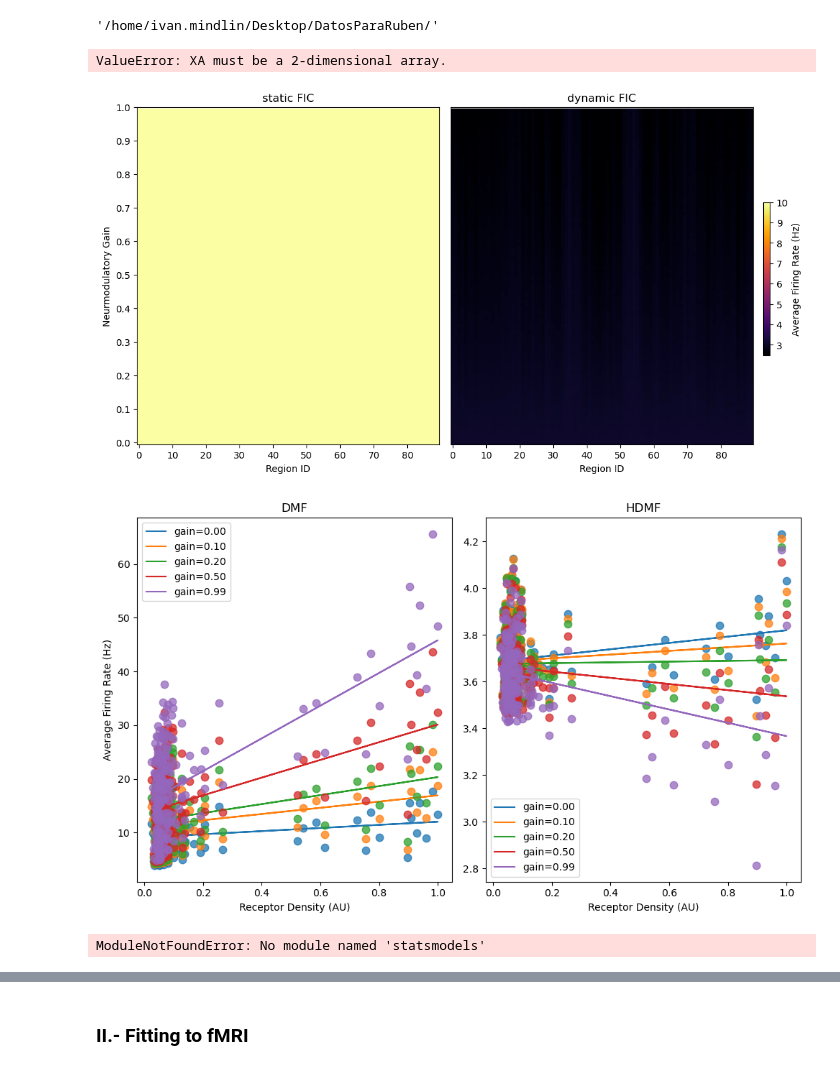
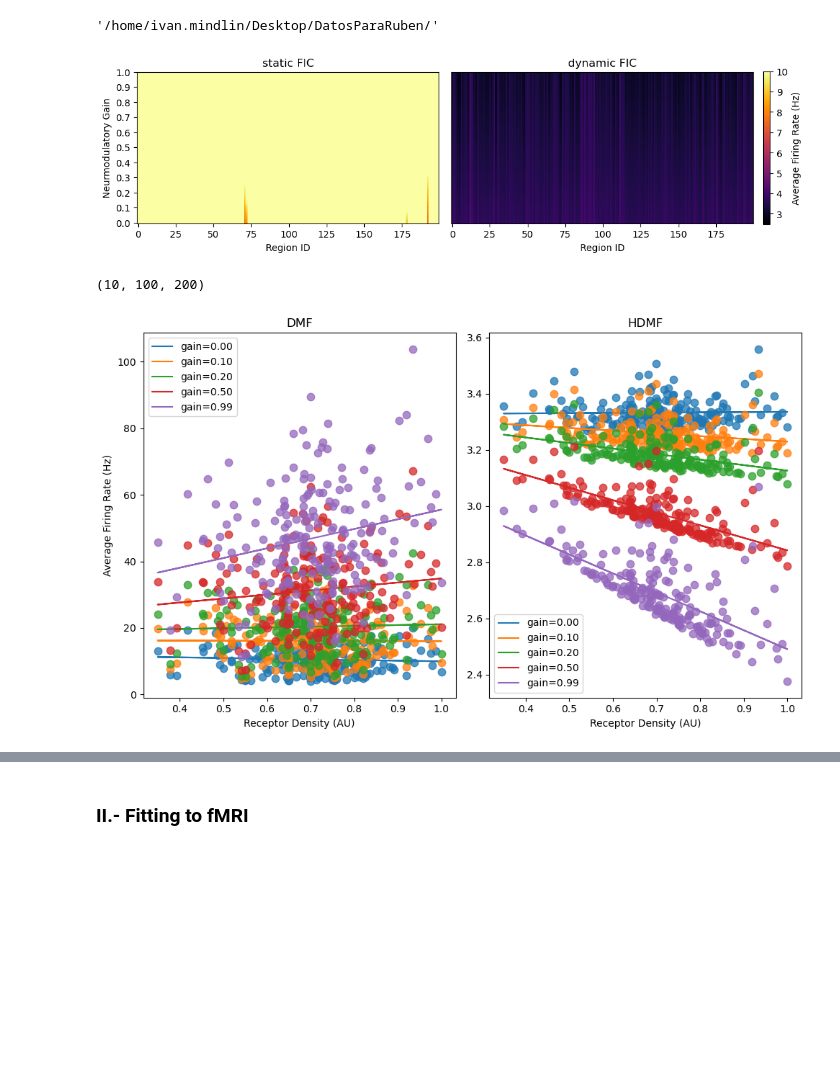
Before and after one commit to Picardian14/dyn_fic_dmf, a Jupyter notebook: python/fic_paper_figures.ipynb, the cells around one changed output, grey strips where cells are left out. Drawn from its saved outputs; the diff is of its cells as text; code cells hidden in the pictures; blank space fills up the shorter version.

Commit message:
corrected neuromod

```diff
--- a/python/fic_paper_figures.ipynb
+++ b/python/fic_paper_figures.ipynb
@@ -302,17 +302,20 @@ nm_mean_fr = [] # 0 is static, 1 dynamic
 nm_std_fr = [] # 0 is static, 1 dynamic
 nm_fc = [] # 0 is static, 1 dynamic
 nm_fcd = [] # 0 is static, 1 dynamic
-nm_mean_fr.append(np.load(datafolder+'neuromod/staticD2/mean_fr_grid.npy'))
-nm_mean_fr.append(np.load(datafolder+'neuromod/dynamicD2/mean_fr_grid.npy'))
-nm_std_fr.append(np.load(datafolder+'neuromod/staticD2/std_fr_grid.npy'))
-nm_std_fr.append(np.load(datafolder+'neuromod/dynamicD2/std_fr_grid.npy'))
+nm_mean_fr.append(np.load(datafolder+'neuromod/staticNMDA/mean_fr_grid.npy'))
+nm_mean_fr.append(np.load(datafolder+'neuromod/dynamicNMDA/mean_fr_grid.npy'))
+nm_std_fr.append(np.load(datafolder+'neuromod/staticNMDA/std_fr_grid.npy'))
+nm_std_fr.append(np.load(datafolder+'neuromod/dynamicNMDA/std_fr_grid.npy'))
 # %%
 ## Computing the correlation between receptor density and firing rates for each learning rate
 LR_range = np.logspace(0,2.46,10)
-RECEPTORS = np.load("./data/Schaeffer200-Tian/D2_fallypride_hc49_jaworska_schaeffer200.npy")[:200]
+#RECEPTORS = np.load("./data/Schaeffer200-Tian/D2_fallypride_hc49_jaworska_schaeffer200.npy")[:200]
+RECEPTORS = np.load("./data/Schaeffer200-Tian/NMDA_ge179_hc29_galovic_schaeffer200.npy")[:200]
+#RECEPTORS = np.load("./data/Schaeffer200-Tian/5HT2a_cimbi_hc29_beliveau_schaeffer200.npy")[:200]
+
 RECEPTORS = RECEPTORS/max(RECEPTORS)-min(RECEPTORS)
 RECEPTORS = RECEPTORS - max(RECEPTORS) + 1
-receptors = RECEPTORS
+receptors = np.reshape(RECEPTORS, (RECEPTORS.shape[0],1))
 nlrs = 10
 polyfit_out_static = [np.polyfit(np.squeeze(receptors), nm_mean_fr[0][x].T, 1, full=True) for x in range(nlrs)]
 polyfit_out_dyn = [np.polyfit(np.squeeze(receptors), nm_mean_fr[1][x].T, 1, full=True) for x in range(nlrs)]
@@ -322,8 +325,6 @@ corr_out_dyn = [1-cdist(receptors.T, nm_mean_fr[1][x],metric='correlation') for
 slope_rec_fr = [np.vstack([x[0][0],y[0][0]]) for x,y in zip(polyfit_out_static,polyfit_out_dyn)]
 res_rec_fr = [np.vstack([x[0][1],y[0][1]]) for x,y in zip(polyfit_out_static,polyfit_out_dyn)]
 corr_rec_fr = [np.vstack([x,y]) for x,y in zip(corr_out_static,corr_out_dyn)]
-# %% [output]
-ValueError: XA must be a 2-dimensional array.
 # %%
 # Average Firing rate vs Neuromodulatory gain
 figname = 'fr_vs_gain_lr_fix'
@@ -359,7 +360,11 @@ plt.show()
 fig.savefig(figfold+figname+'.png', dpi=300)
 fig.savefig(figfold+figname+'.pdf')
 # %% [output]
-[figure, old version]
+[figure, new version]
+# %%
+nm_mean_fr[1].shape
+# %% [output]
+(10, 100, 200)
 # %%
 # FR modulation with the receptor density
 titles= ['DMF','HDMF']
@@ -371,49 +376,54 @@ gains2plot = [0, 10, 20, 50, 99]
 
 figname = 'fr_vs_neuromod_scatter'
 fig = plt.figure(figsize=(10, 6))
-nm_2_plot = [6,0]
+nm_2_plot = [6,8]
 
 for d in range(2):
     plt.subplot(1,2,d+1)
     for g in gains2plot:
         # plt.plot(receptors,nm_mean_fr[d][nm_2_plot[d],g,:],'.',
         #          label='gain = '+str(g/100), markersize=15, alpha=0.75)
         plot, = plt.plot(receptors,nm_mean_fr[d][nm_2_plot[d],g,:],'.', markersize=15, alpha=0.75)
         # Compute the linear fit
         coeffs = np.polyfit(np.squeeze(receptors), nm_mean_fr[d][nm_2_plot[d],g,:], 1)
         linear_fit = np.poly1d(coeffs)
         # Plot the linear fit
         plt.plot(receptors, linear_fit(receptors), '-', color=plot.get_color(),
                  label=f'gain={g/100:.2f}')
 
         plt.xlabel('Receptor Density (AU)')
         plt.title(titles[d])
         if d==0:
             plt.ylabel('Average Firing Rate (Hz)')
 
     plt.legend()
 plt.tight_layout()
 
 plt.show()
 
 
 # fig.savefig(figfold+figname+'.png', dpi=300)
 # fig.savefig(figfold+figname+'.pdf')
 # %% [output]
-[figure, old version]
+[figure, new version]
 # %%
 # FR modulation with the receptor density
 import statsmodels.api as sm
 titles= ['DMF','HDMF']
 lr_vals = np.logspace(0,2.46,10)
 alpha_vals = [0.15,0.25,0.35,0.45,0.55,0.65,0.75,0.85,0.95, 1.05]
-sc_rec = loadmat(datafolder+'SC_and_5ht2a_receptors.mat')
-receptors = sc_rec['receptors']
+#RECEPTORS = np.load("./data/Schaeffer200-Tian/D2_fallypride_hc49_jaworska_schaeffer200.npy")[:200]
+RECEPTORS = np.load("./data/Schaeffer200-Tian/NMDA_ge179_hc29_galovic_schaeffer200.npy")[:200]
+#RECEPTORS = np.load("./data/Schaeffer200-Tian/5HT2a_cimbi_hc29_beliveau_schaeffer200.npy")[:200]
+
+RECEPTORS = RECEPTORS/max(RECEPTORS)-min(RECEPTORS)
+RECEPTORS = RECEPTORS - max(RECEPTORS) + 1
+receptors = np.reshape(RECEPTORS, (RECEPTORS.shape[0],1))
 gains2plot = [0, 10, 20, 50, 99]
 
 figname = 'fr_vs_neuromod_scatter'
 fig = plt.figure(figsize=(10, 6))
-nm_2_plot = [6,0]
+nm_2_plot = [6,5]
 
 for d in range(2):
     plt.subplot(1, 2, d + 1)
@@ -448,5 +458,3 @@ plt.show()
 
 # fig.savefig(figfold+figname+'.png', dpi=300)
 # fig.savefig(figfold+figname+'.pdf')
-# %% [output]
-ModuleNotFoundError: No module named 'statsmodels'
```
Also changed, not shown: parts of 12 cells of this notebook, 4 other files.
